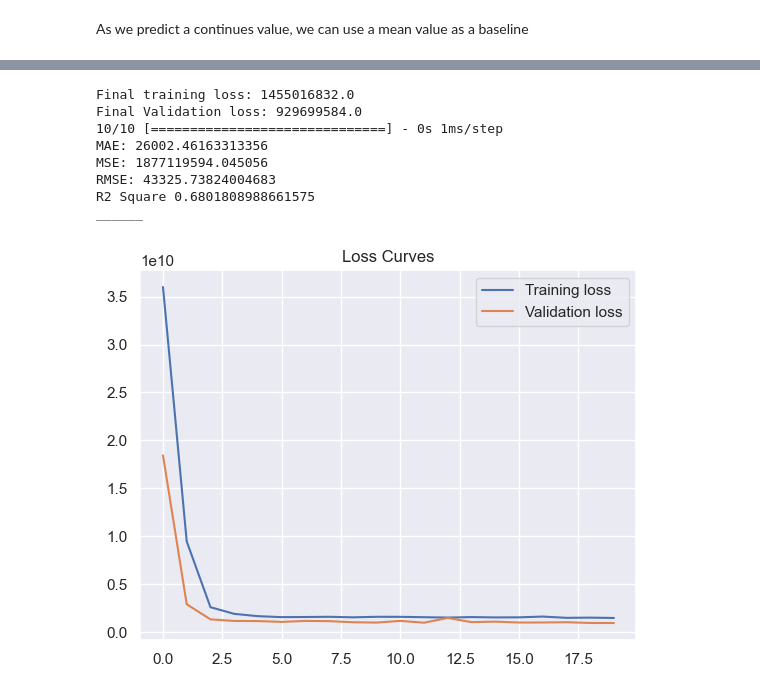
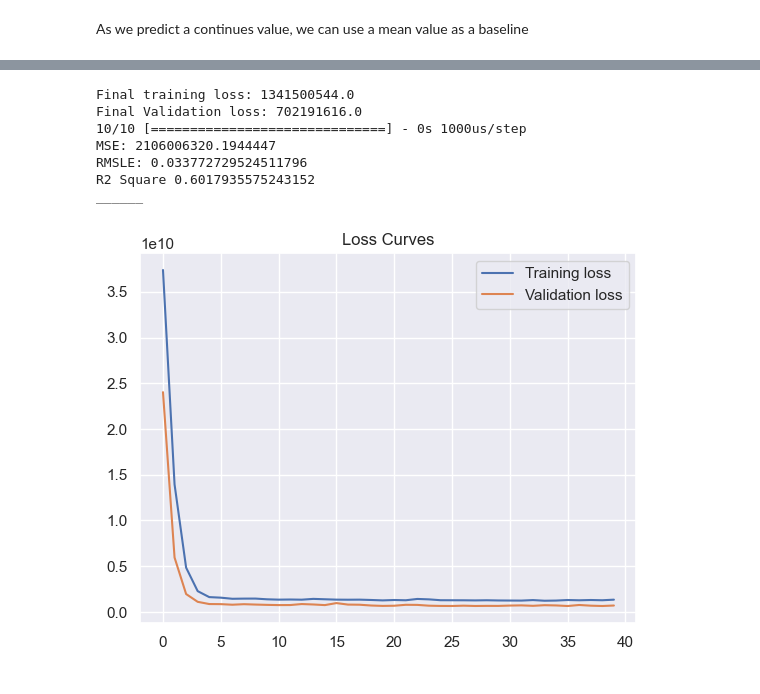
Before and after one commit to VasiliiOptimist/ml_house_prices, a Jupyter notebook: kaggle_versions.ipynb, the cells around one changed output, grey strips where cells are left out. Saved outputs shown, nothing was run; the diff lists cells and outputs as text; code cells hidden in the pictures.

```diff
--- a/kaggle_versions.ipynb
+++ b/kaggle_versions.ipynb
@@ -114,0 +191,8 @@ df_final
+# %%
+rng = 0
+x = df_features[~df_features["SalePrice"].isna()][df_features.columns[:-1]]
+y = df_features[~df_features["SalePrice"].isna()]["SalePrice"]
+
+x_train, x_test, y_train, y_test = train_test_split(
+    x, y, test_size=0.2, random_state=rng
+)
@@ -126,12 +205,0 @@ After testing, I kept some the most predictive features
-# %%
-features = ['OverallQual', 'GrLivArea',
-            'YearBuilt', 'GarageCars', 'SalePrice']
-
-df_features = df_final[features]
-
-rng = 0
-x = df_features[~df_features['SalePrice'].isna()][df_features.columns[:-1]]
-y = df_features[~df_features['SalePrice'].isna()]['SalePrice']
-
-x_train, x_test, y_train, y_test = train_test_split(
-    x, y, test_size=0.2, random_state=rng)
@@ -163,42 +227,47 @@ x_train.head()
 # %%
-learning_rate = 1
-epochs = 20
+learning_rate = 0.5
+epochs = 40
 batch_size = 50
 
 model = None
 
 # Define model
 model = keras.Sequential()
-model.add(keras.layers.Dense(
-    units=x_train.shape[1], activation='relu', input_dim=x_train.shape[1]))
-model.add(keras.layers.Dense(
-    units=x_train.shape[1], activation='relu', input_dim=x_train.shape[1]))
+model.add(
+    keras.layers.Dense(
+        units=x_train.shape[1], activation="relu", input_dim=x_train.shape[1]
+    )
+)
+model.add(
+    keras.layers.Dense(
+        units=x_train.shape[1], activation="relu", input_dim=x_train.shape[1]
+    )
+)
 
-model.add(keras.layers.Dense(units=1, activation='linear'))
+model.add(keras.layers.Dense(units=1, activation="linear"))
 # Specify the optimizer using the TF API to specify the learning rate
-model.compile(optimizer=tf.optimizers.Adam(learning_rate=learning_rate),
-              loss='mse')
+model.compile(optimizer=tf.optimizers.Adam(learning_rate=learning_rate), loss="mse")
 # Train the model
-trainHistory = model.fit(x_train,
-                         y_train,
-                         epochs=epochs,
-                         batch_size=batch_size,
-                         validation_split=0.2,
-                         verbose=0)
+trainHistory = model.fit(
+    x_train,
+    y_train,
+    epochs=epochs,
+    batch_size=batch_size,
+    validation_split=0.2,
+    verbose=0,
+)
 # Plot
 my_module.showRegressionResults(trainHistory)
 
-# write a finction to log results in the file
 
 my_module.print_evaluate_regression(model.predict(x_test), y_test)
 # %% [output]
-Final training loss: 1455016832.0
-Final Validation loss: 929699584.0
-10/10 [==============================] - 0s 1ms/step
-MAE: 26002.46163313356
-MSE: 1877119594.045056
-RMSE: 43325.73824004683
-R2 Square 0.6801808988661575
+Final training loss: 1341500544.0
+Final Validation loss: 702191616.0
+10/10 [==============================] - 0s 1000us/step
+MSE: 2106006320.1944447
+RMSLE: 0.033772729524511796
+R2 Square 0.6017935575243152
 ______
-[figure, old version]
+[figure, new version]
 # %%
```
Also changed, not shown: parts of 27 cells of this notebook, 3 other files.
